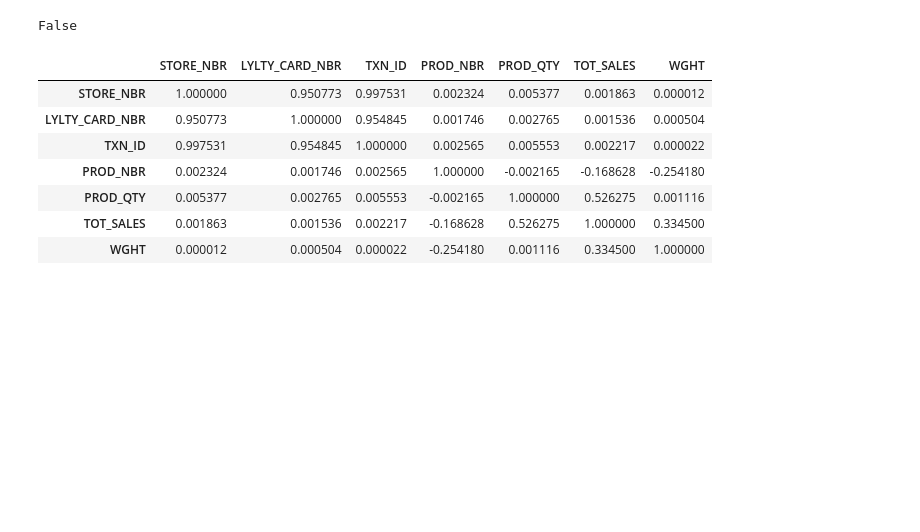
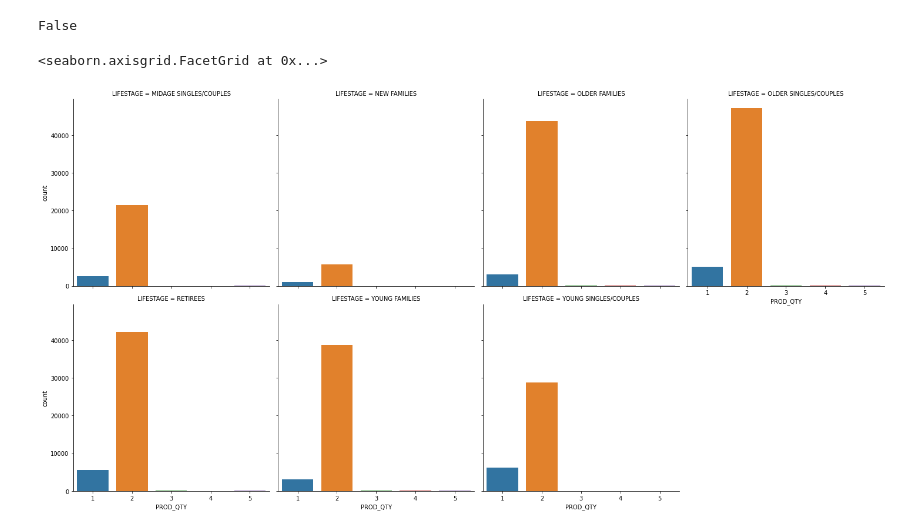
Before and after one commit to usamatrq94/Quantium-Intership, a Jupyter notebook: Q1- week1.ipynb, the cells around one changed output. Drawn from its saved outputs; the diff is of its cells as text; code cells hidden in the pictures; blank space fills up the shorter version.

Commit message:
Data Analytics in process

```diff
--- a/Q1- week1.ipynb
+++ b/Q1- week1.ipynb
@@ -406,14 +406,14 @@ dataset.isnull().values.any()
 # There are no null values in the dataframe, now we can can proceed with our analysis
 # %% [output]
 False
-# %%
-dataset.corr()
-# %% [output]
-|  | STORE_NBR | LYLTY_CARD_NBR | TXN_ID | PROD_NBR | PROD_QTY | TOT_SALES | WGHT |
-| STORE_NBR | 1.000000 | 0.950773 | 0.997531 | 0.002324 | 0.005377 | 0.001863 | 0.000012 |
-| LYLTY_CARD_NBR | 0.950773 | 1.000000 | 0.954845 | 0.001746 | 0.002765 | 0.001536 | 0.000504 |
-| TXN_ID | 0.997531 | 0.954845 | 1.000000 | 0.002565 | 0.005553 | 0.002217 | 0.000022 |
-| PROD_NBR | 0.002324 | 0.001746 | 0.002565 | 1.000000 | -0.002165 | -0.168628 | -0.254180 |
-| PROD_QTY | 0.005377 | 0.002765 | 0.005553 | -0.002165 | 1.000000 | 0.526275 | 0.001116 |
-| TOT_SALES | 0.001863 | 0.001536 | 0.002217 | -0.168628 | 0.526275 | 1.000000 | 0.334500 |
-| WGHT | 0.000012 | 0.000504 | 0.000022 | -0.254180 | 0.001116 | 0.334500 | 1.000000 |
+# %%
+# Now we are ready for our data analystics task.
+# We are interested to understand customers chip purchase behavior.
+# Lets start by asking our data questions>
+# Q1: How does the amount of PROD_QTY relate to customer's LIFESTAGE? Do certain customers LIFESTAGES purchase more
+# PROD_QTY than others?
+# To answer this question lets plot a box plot of PROD_QTY v LIFESTAGES
+sns.catplot(col='LIFESTAGE', x='PROD_QTY', data=dataset, kind='count', col_wrap=4)
+# %% [output]
+<seaborn.axisgrid.FacetGrid at 0x...>
+[figure, added]
```
